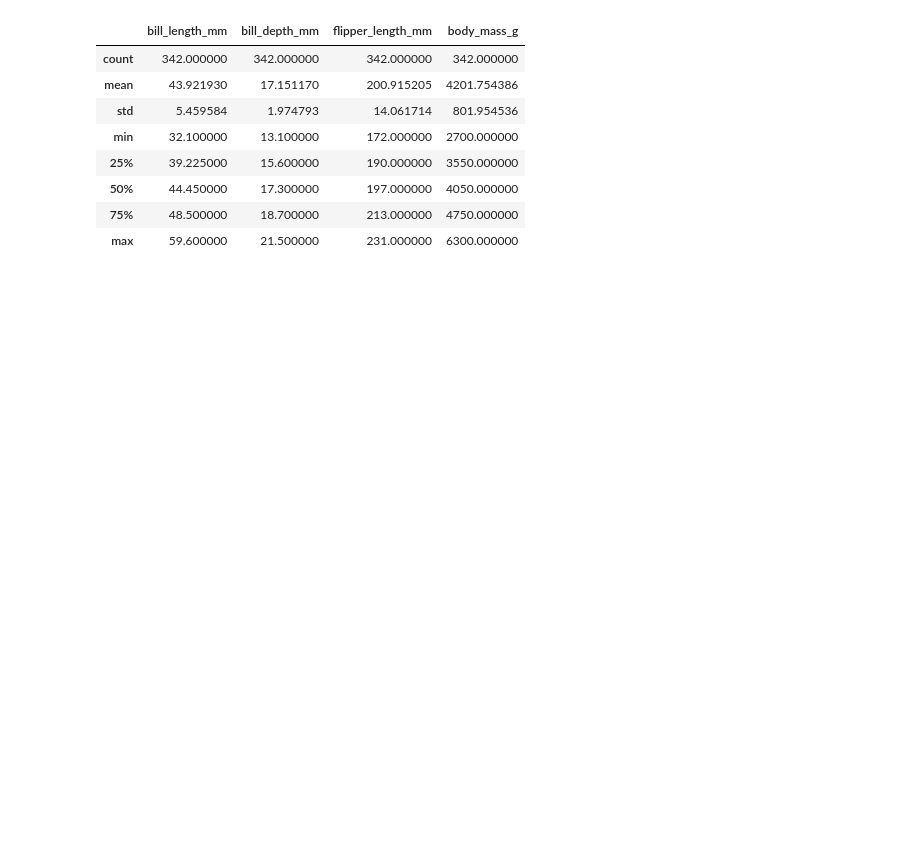
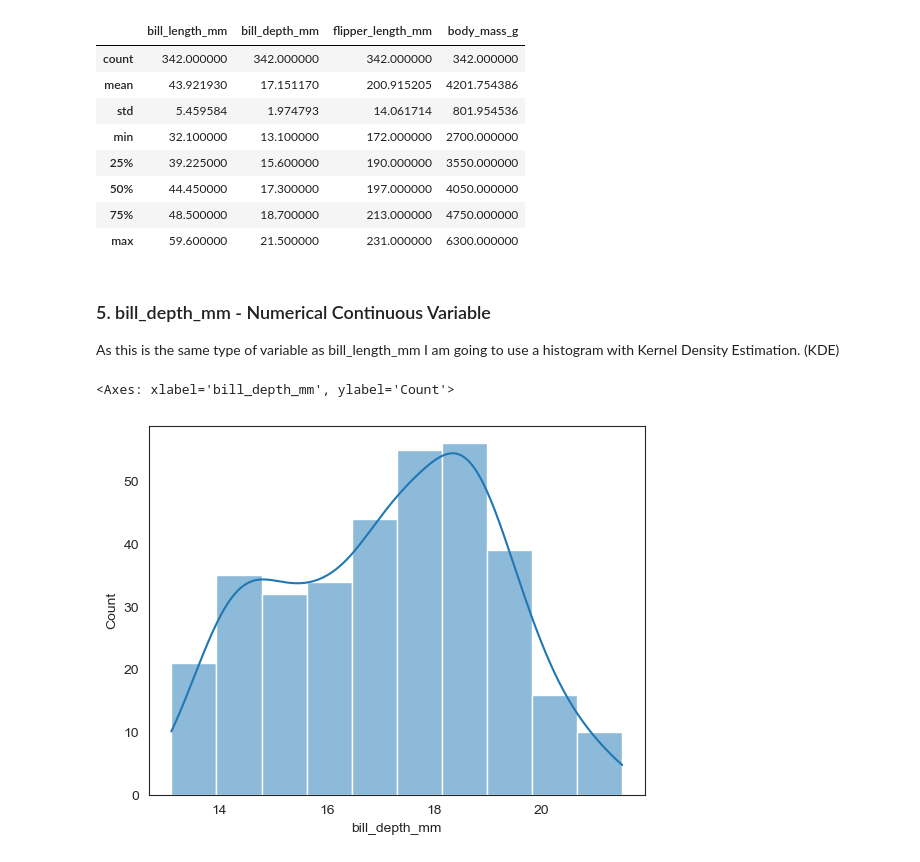
Before and after one commit to AudeAllen/Fundamentals-of-Data-Analysis---Tasks-and-Project, a Jupyter notebook: tasks.ipynb, the cells around one changed output. Drawn from its saved outputs; the diff is of its cells as text; code cells hidden in the pictures; blank space fills up the shorter version.

```diff
--- a/tasks.ipynb
+++ b/tasks.ipynb
@@ -1147,3 +1147,14 @@ penguins.describe()
 | 50% | 44.450000 | 17.300000 | 197.000000 | 4050.000000 |
 | 75% | 48.500000 | 18.700000 | 213.000000 | 4750.000000 |
 | max | 59.600000 | 21.500000 | 231.000000 | 6300.000000 |
+# %% [markdown]
+### 5. bill_depth_mm - Numerical Continuous Variable
+
+As this is the same type of variable as bill_length_mm I am going to use a histogram with Kernel Density Estimation. (KDE)
+# %%
+
+# Plot histogram for bill_depth_mm
+sns.histplot(data = penguins, x = "bill_depth_mm", kde = True)
+# %% [output]
+<Axes: xlabel='bill_depth_mm', ylabel='Count'>
+[figure, added]
```
Also changed, not shown: parts of 9 cells of this notebook, 1 other file.
